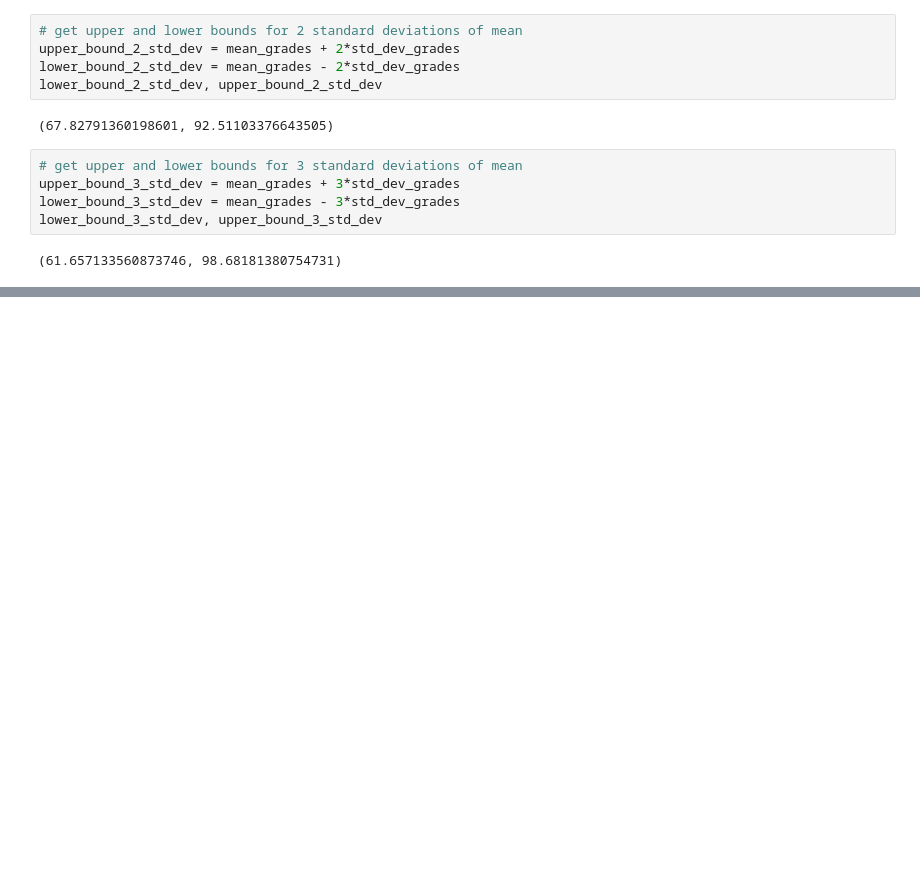
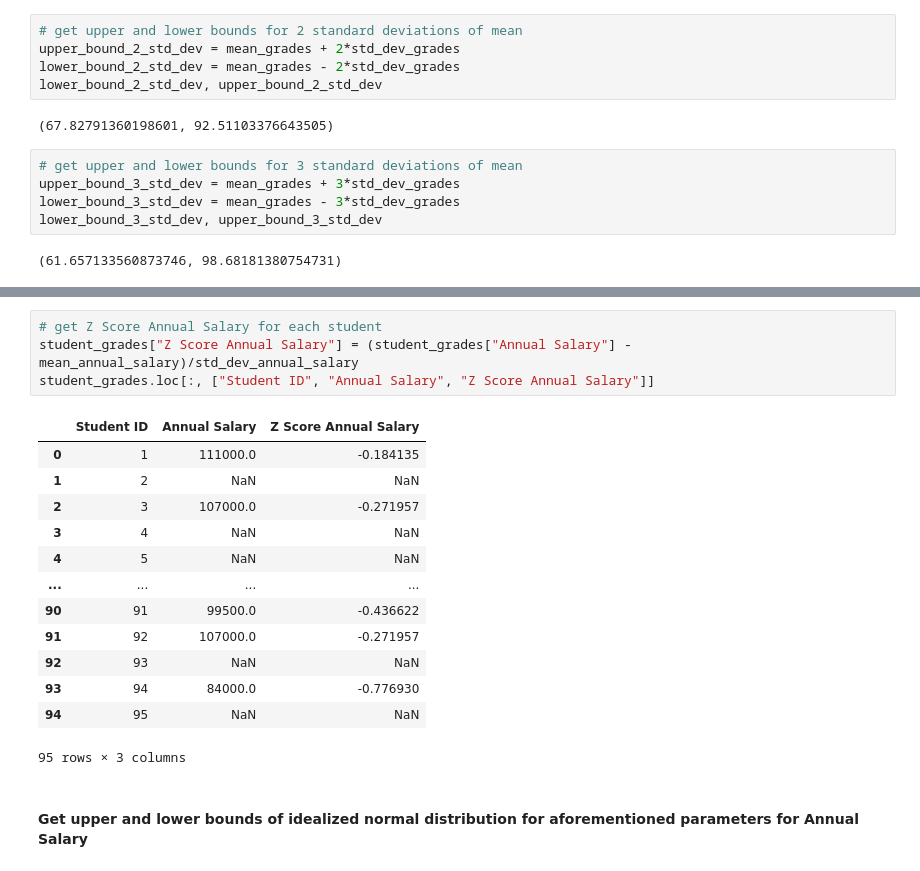
Before and after one commit to MeetPatel89/recruitment_analysis, a Jupyter notebook: dist.ipynb, the cells around one changed output, grey strips where cells are left out. Drawn from its saved outputs; the diff is of its cells as text; blank space fills up the shorter version.

```diff
--- a/dist.ipynb
+++ b/dist.ipynb
@@ -145,0 +203,20 @@ lower_bound_3_std_dev, upper_bound_3_std_dev
+# %%
+# get Z Score Annual Salary for each student
+student_grades["Z Score Annual Salary"] = (student_grades["Annual Salary"] - mean_annual_salary)/std_dev_annual_salary
+student_grades.loc[:, ["Student ID", "Annual Salary", "Z Score Annual Salary"]]
+# %% [output]
+|  | Student ID | Annual Salary | Z Score Annual Salary |
+| 0 | 1 | 111000.0 | -0.184135 |
+| 1 | 2 | NaN | NaN |
+| 2 | 3 | 107000.0 | -0.271957 |
+| 3 | 4 | NaN | NaN |
+| 4 | 5 | NaN | NaN |
+| ... | ... | ... | ... |
+| 90 | 91 | 99500.0 | -0.436622 |
+| 91 | 92 | 107000.0 | -0.271957 |
+| 92 | 93 | NaN | NaN |
+| 93 | 94 | 84000.0 | -0.776930 |
+| 94 | 95 | NaN | NaN |
+95 rows × 3 columns
+# %% [markdown]
+#### Get upper and lower bounds of idealized normal distribution for aforementioned parameters for Annual Salary
```
Also changed, not shown: parts of 14 cells of this notebook.
